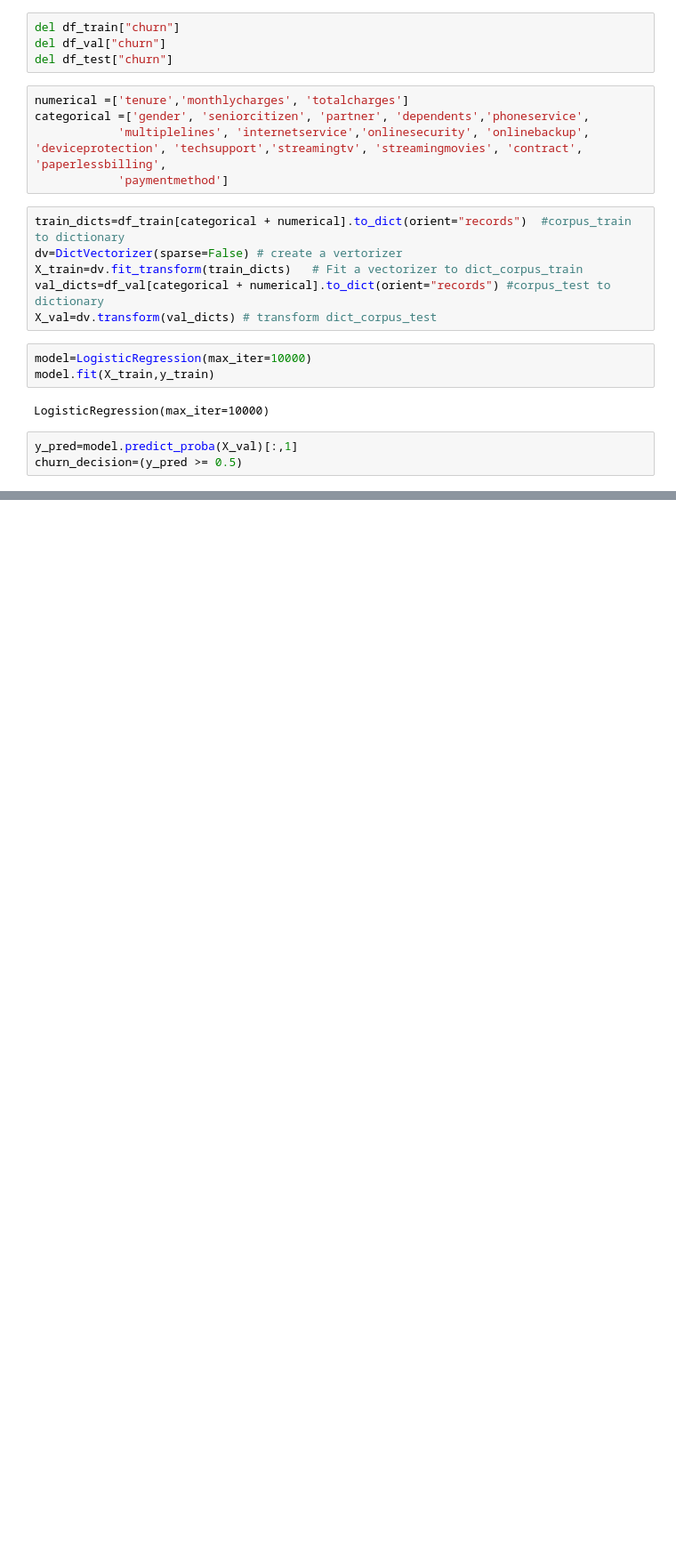
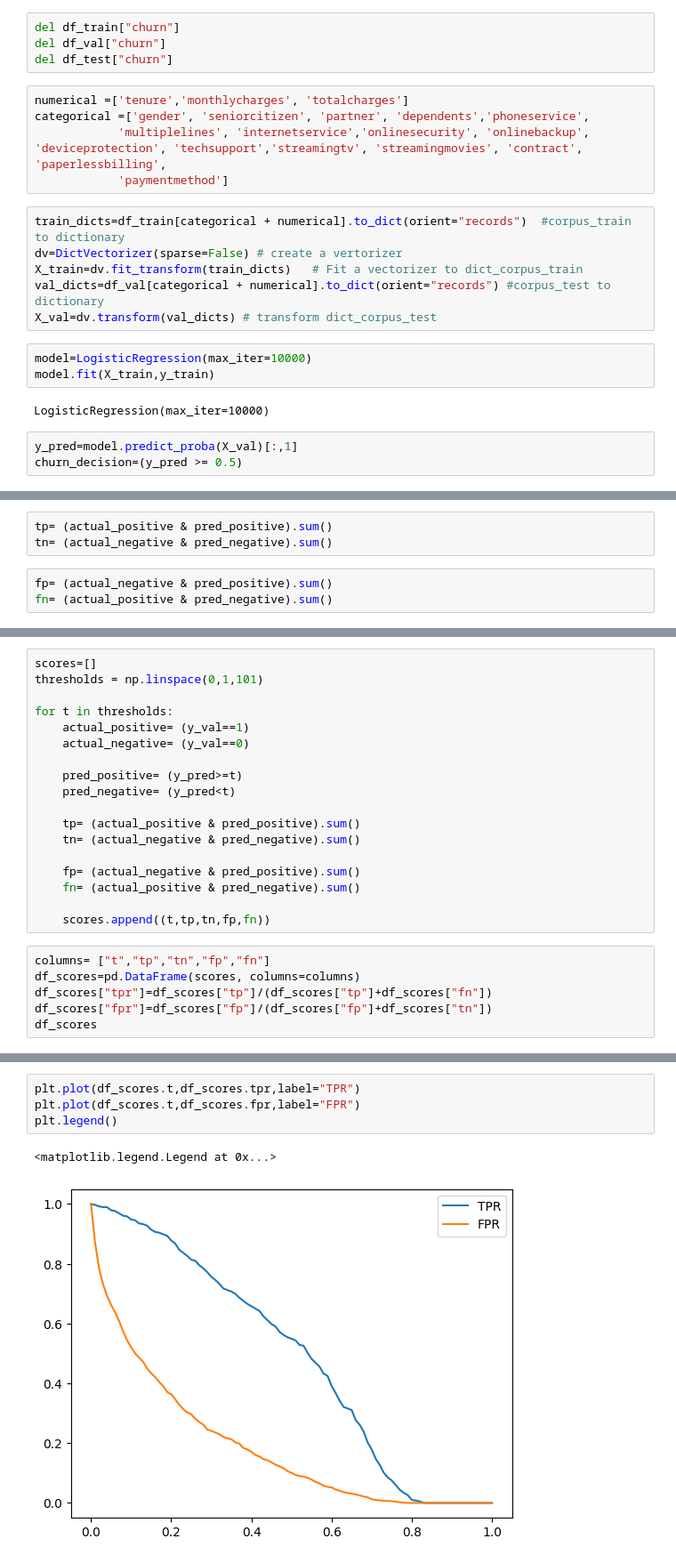
Before and after one commit to apoloconway/machine_learning, a Jupyter notebook: 04-evaluation-metrics/notebook.ipynb, the cells around one changed output, grey strips where cells are left out. Shown: that part at 89% size. Saved outputs shown, nothing was run; the diff lists cells and outputs as text; blank space fills up the shorter version.

```diff
--- a/04-evaluation-metrics/notebook.ipynb
+++ b/04-evaluation-metrics/notebook.ipynb
@@ -61,0 +130,6 @@ np.float64(0.8034066713981547)
+# %%
+tp= (actual_positive & pred_positive).sum()
+tn= (actual_negative & pred_negative).sum()
+# %%
+fp= (actual_negative & pred_positive).sum()
+fn= (actual_positive & pred_negative).sum()
@@ -61,0 +178,24 @@ np.float64(0.8034066713981547)
+# %%
+scores=[]
+thresholds = np.linspace(0,1,101)
+
+for t in thresholds:
+    actual_positive= (y_val==1)
+    actual_negative= (y_val==0)
+
+    pred_positive= (y_pred>=t)
+    pred_negative= (y_pred<t)
+
+    tp= (actual_positive & pred_positive).sum()
+    tn= (actual_negative & pred_negative).sum()
+
+    fp= (actual_negative & pred_positive).sum()
+    fn= (actual_positive & pred_negative).sum()
+
+    scores.append((t,tp,tn,fp,fn))
+# %%
+columns= ["t","tp","tn","fp","fn"]
+df_scores=pd.DataFrame(scores, columns=columns)
+df_scores["tpr"]=df_scores["tp"]/(df_scores["tp"]+df_scores["fn"])
+df_scores["fpr"]=df_scores["fp"]/(df_scores["fp"]+df_scores["tn"])
+df_scores
@@ -61,0 +216,7 @@ np.float64(0.8034066713981547)
+# %%
+plt.plot(df_scores.t,df_scores.tpr,label="TPR")
+plt.plot(df_scores.t,df_scores.fpr,label="FPR")
+plt.legend()
+# %% [output]
+<matplotlib.legend.Legend at 0x...>
+[figure, added]
```
Also changed, not shown: parts of 62 cells of this notebook.
